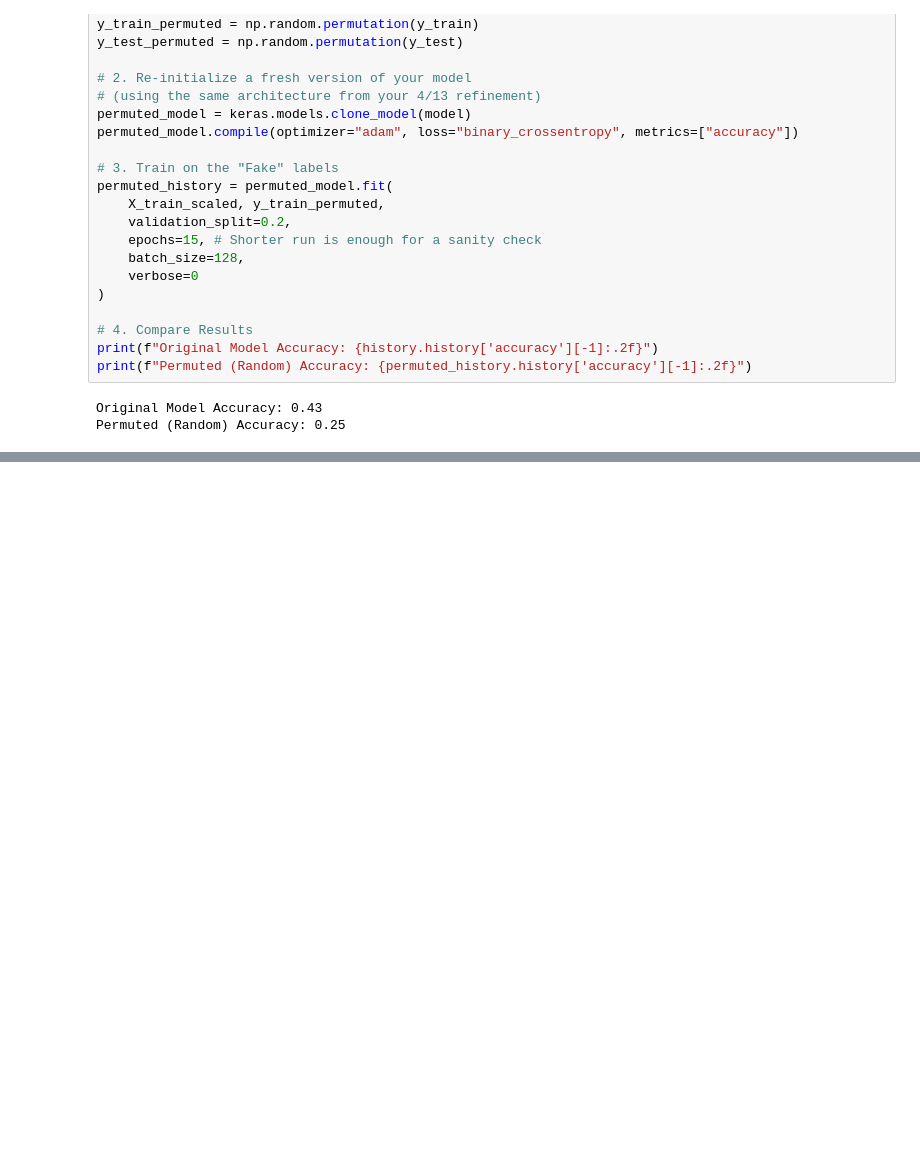
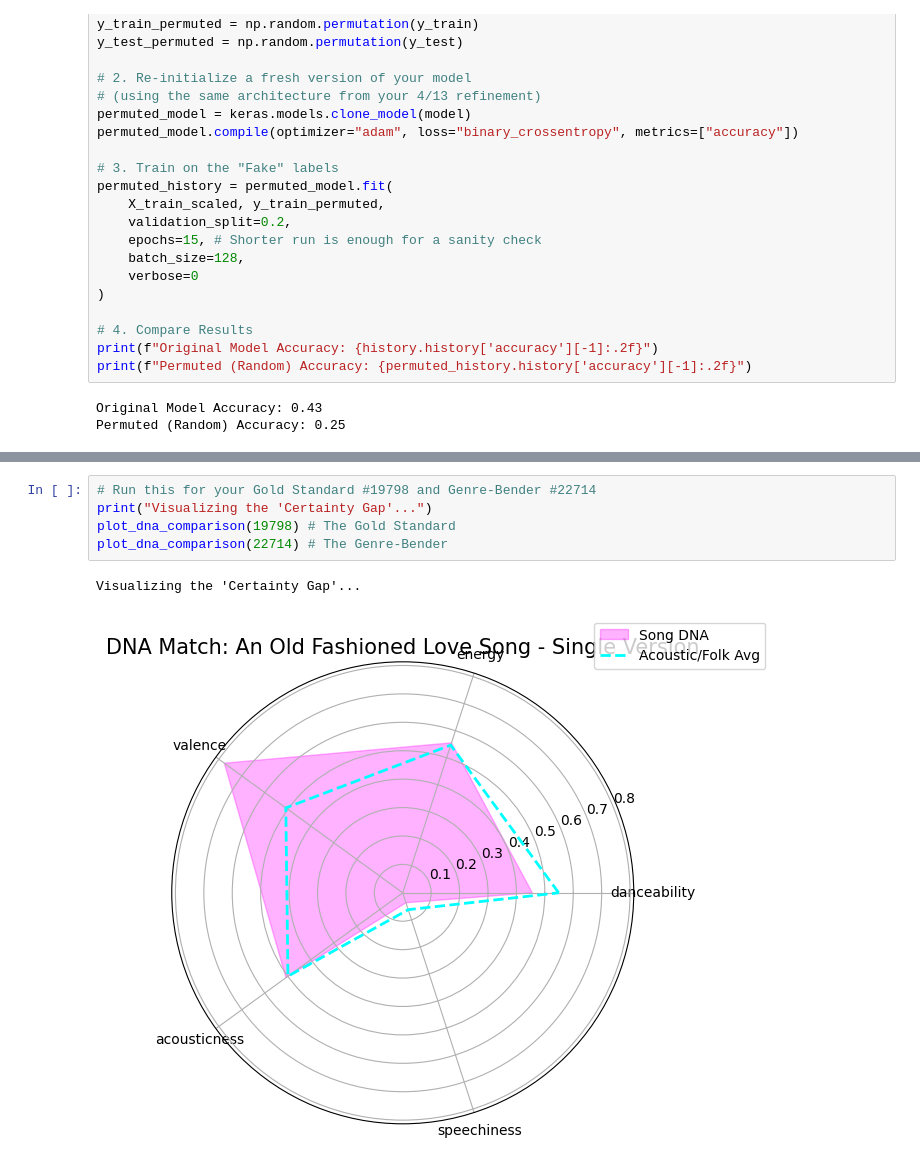
Before and after one commit to ryrynbob/ust-deep-learning-2026, a Jupyter notebook: Latest_Refinement_(Week_3_Changes)_of_FinalProject_RyanNguyen_SpecialTopics_Sigmoid_Multi_(Binary_Focal).ipynb, the cells around one changed output, grey strips where cells are left out. Saved outputs shown, nothing was run; the diff lists cells and outputs as text; blank space fills up the shorter version.

```diff
--- a/Latest_Refinement_(Week_3_Changes)_of_FinalProject_RyanNguyen_SpecialTopics_Sigmoid_Multi_(Binary_Focal).ipynb
+++ b/Latest_Refinement_(Week_3_Changes)_of_FinalProject_RyanNguyen_SpecialTopics_Sigmoid_Multi_(Binary_Focal).ipynb
@@ -990,0 +1078,8 @@ SHAP Explanation for Acoustic/Folk:
+# %%
+# Run this for your Gold Standard #19798 and Genre-Bender #22714
+print("Visualizing the 'Certainty Gap'...")
+plot_dna_comparison(19798) # The Gold Standard
+plot_dna_comparison(22714) # The Genre-Bender
+# %% [output]
+Visualizing the 'Certainty Gap'...
+[figure, added]
```
Also changed, not shown: parts of 28 cells of this notebook.
